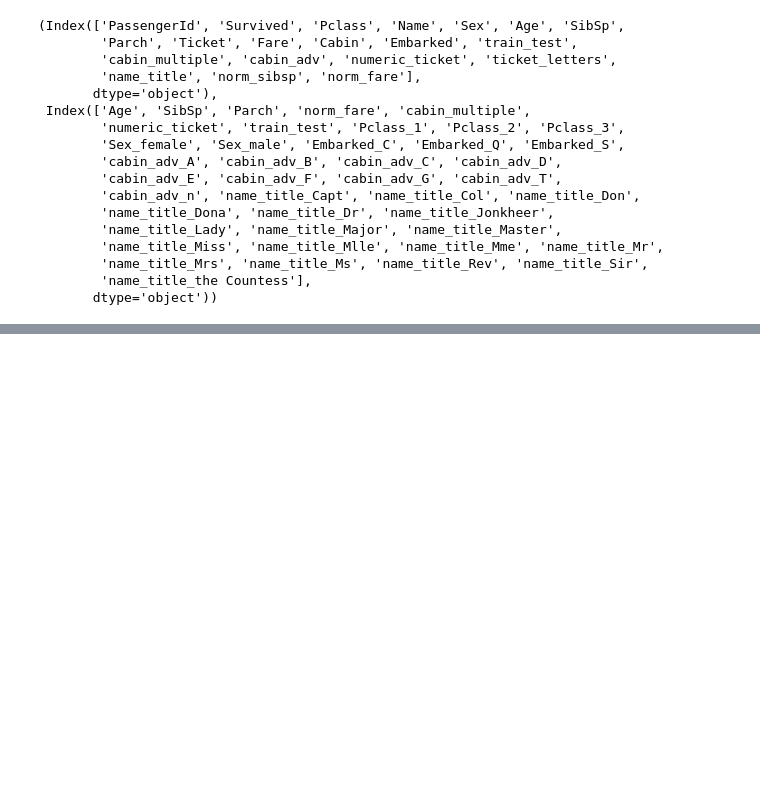
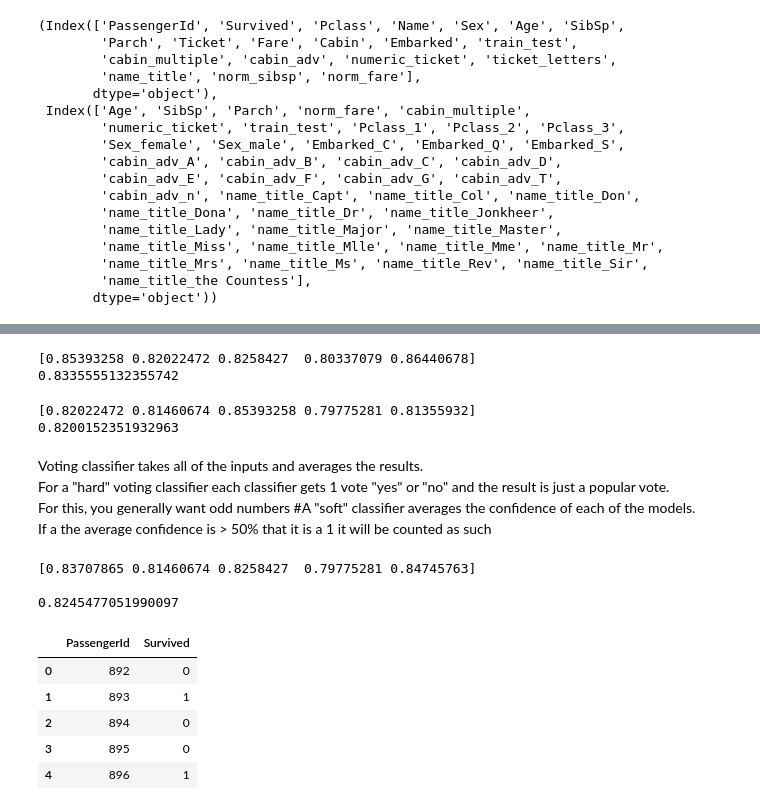
Before and after one commit to FerPicado/Machine-Learning-Bootcamp, a Jupyter notebook: Scikit Learn/titanic-disaster/main.ipynb, the cells around one changed output, grey strips where cells are left out. Drawn from its saved outputs; the diff is of its cells as text; code cells hidden in the pictures; blank space fills up the shorter version.

```diff
--- a/Scikit Learn/titanic-disaster/main.ipynb
+++ b/Scikit Learn/titanic-disaster/main.ipynb
@@ -526,0 +646,60 @@ all_data.columns, all_dummies.columns
+# %%
+svc = SVC(probability = True)
+cv = cross_val_score(svc,X_train_scaled,y_train,cv=5)
+print(cv)
+print(cv.mean())
+# %% [output]
+[0.85393258 0.82022472 0.8258427  0.80337079 0.86440678]
+0.8335555132355742
+# %%
+from xgboost import XGBClassifier
+xgb = XGBClassifier(random_state =1)
+cv = cross_val_score(xgb,X_train_scaled,y_train,cv=5)
+print(cv)
+print(cv.mean())
+# %% [output]
+[0.82022472 0.81460674 0.85393258 0.79775281 0.81355932]
+0.8200152351932963
+# %% [markdown]
+Voting classifier takes all of the inputs and averages the results.
+For a "hard" voting classifier each classifier gets 1 vote "yes" or "no" and the result is just a popular vote.
+For this, you generally want odd numbers
+#A "soft" classifier averages the confidence of each of the models.
+If a the average confidence is > 50% that it is a 1 it will be counted as such
+# %%
+from sklearn.ensemble import VotingClassifier
+voting_clf = VotingClassifier(
+    estimators= [
+        ('lr', lr_clf),
+        ('knn', knn),
+        ('rf', rf),
+        ('gnb_clf', gnb_clf),
+        ('svc', svc),
+        ('xgb', xgb)],
+    voting='soft'
+)
+
+cv = cross_val_score(voting_clf,
+                     X_train_scaled,
+                     y_train,
+                     cv=5)
+print(f'\n{cv}')
+print(f'\n{cv.mean()}')
+# %% [output]
+[0.83707865 0.81460674 0.8258427  0.79775281 0.84745763]
+
+0.8245477051990097
+# %%
+voting_clf.fit(X_train, y_train)
+y_hat_base_vc = voting_clf.predict(X_test_scaled).astype(int)
+# %%
+basic_submission = {'PassengerId': test.PassengerId, 'Survived': y_hat_base_vc}
+base_submission = pd.DataFrame(data=basic_submission)
+base_submission.head()
+# %% [output]
+|  | PassengerId | Survived |
+| 0 | 892 | 0 |
+| 1 | 893 | 1 |
+| 2 | 894 | 0 |
+| 3 | 895 | 0 |
+| 4 | 896 | 1 |
```
Also changed, not shown: parts of 18 cells of this notebook.
